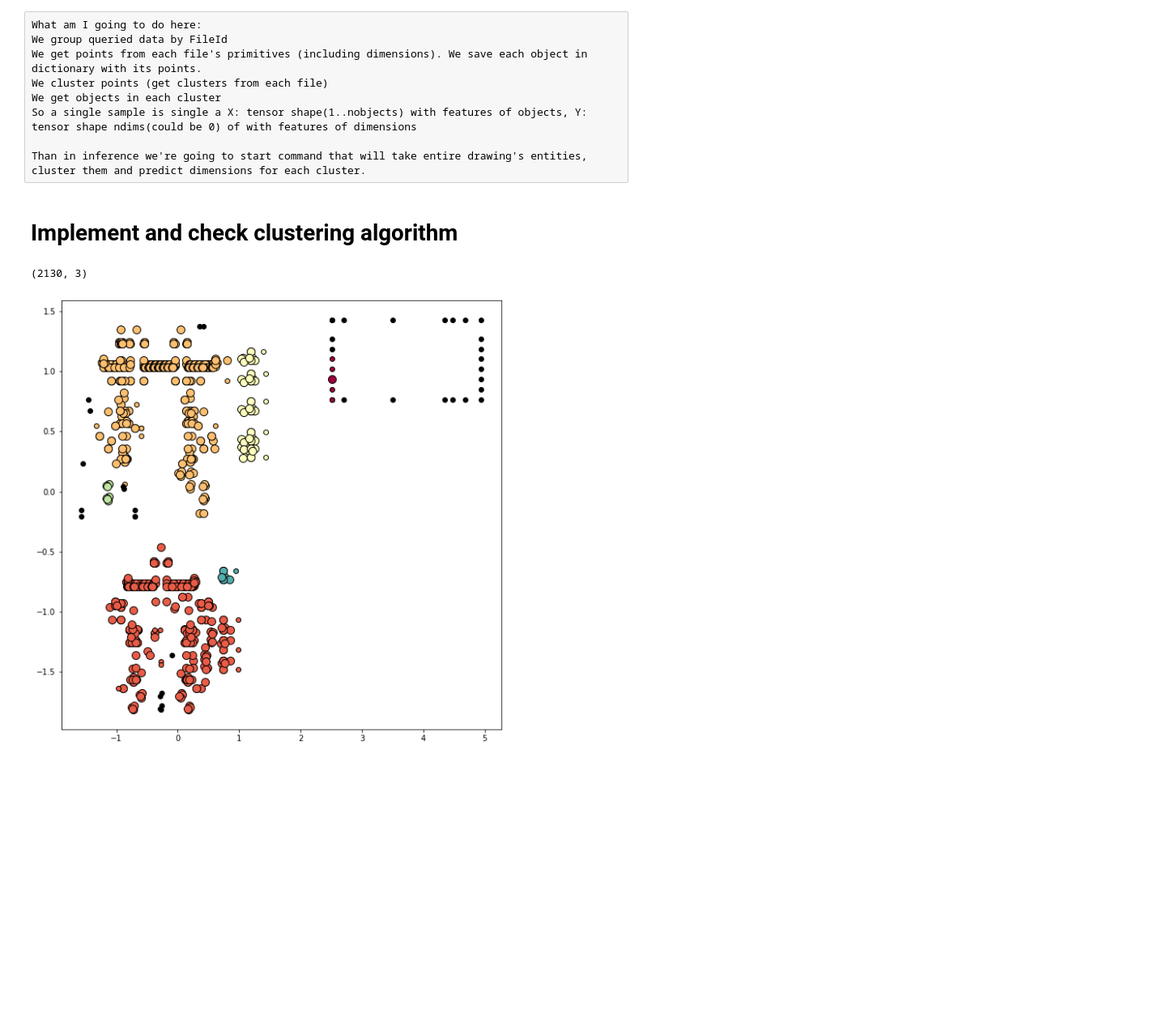
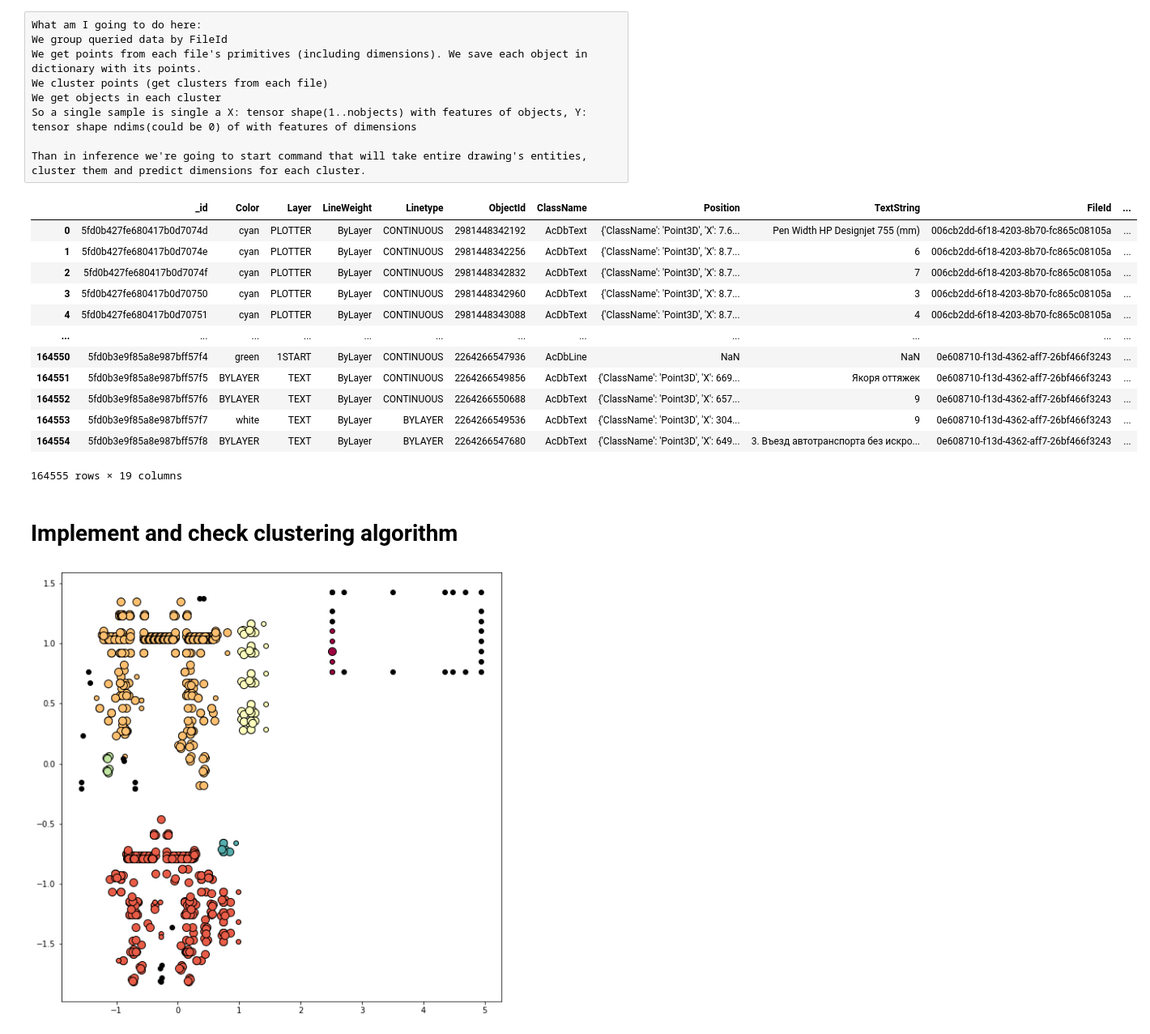
Before and after one commit to mihanick/dwg-crawl, a Jupyter notebook: JupyterNotebooks/6. ClusterDataset.ipynb, the cells around one changed output. Shown at 81% size. Cells and saved outputs as stored; diff of their text form; code cells hidden in the pictures; blank space fills up the shorter version.

```diff
--- a/JupyterNotebooks/6. ClusterDataset.ipynb
+++ b/JupyterNotebooks/6. ClusterDataset.ipynb
@@ -50,23 +50,3 @@ print('data length', len(data))
 # %% [output]
 files count 322
 data length 164555
-# %%
-cols_to_expand = ['XLine1Point', 'XLine2Point','StartPoint','EndPoint','Position']
-data = expand_columns(data, cols_to_expand)
-# TODO: Explode polylines into lines
-
-data['ClassName'] = data['ClassName'].astype('category')
-data['FileId'] = data['FileId'].astype('category')
-
-columns = [
-    'ClassName', 'FileId',
-    'XLine1Point.X', 'XLine1Point.Y','XLine1Point.Z',
-    'XLine2Point.X', 'XLine2Point.Y', 'XLine2Point.Z',
-
-   'StartPoint.X', 'StartPoint.Y', 'StartPoint.Z',
-
-   'EndPoint.X', 'EndPoint.Y', 'EndPoint.Z',
-   'Position.X', 'Position.Y', 'Position.Z']
-data = data[columns]
-
-data.groupby(['FileId','ClassName']).count()
@@ -119,0 +62,16 @@ for key in keys:
+# %%
+data
+# %% [output]
+|  | _id | Color | Layer | LineWeight | Linetype | ObjectId | ClassName | Position | TextString | FileId | ... |
+| 0 | 5fd0b427fe680417b0d7074d | cyan | PLOTTER | ByLayer | CONTINUOUS | 2981448342192 | AcDbText | {'ClassName': 'Point3D', 'X': 7.6... | Pen Width HP Designjet 755 (mm) | 006cb2dd-6f18-4203-8b70-fc865c08105a | ... |
+| 1 | 5fd0b427fe680417b0d7074e | cyan | PLOTTER | ByLayer | CONTINUOUS | 2981448342256 | AcDbText | {'ClassName': 'Point3D', 'X': 8.7... | 6 | 006cb2dd-6f18-4203-8b70-fc865c08105a | ... |
+| 2 | 5fd0b427fe680417b0d7074f | cyan | PLOTTER | ByLayer | CONTINUOUS | 2981448342832 | AcDbText | {'ClassName': 'Point3D', 'X': 8.7... | 7 | 006cb2dd-6f18-4203-8b70-fc865c08105a | ... |
+| 3 | 5fd0b427fe680417b0d70750 | cyan | PLOTTER | ByLayer | CONTINUOUS | 2981448342960 | AcDbText | {'ClassName': 'Point3D', 'X': 8.7... | 3 | 006cb2dd-6f18-4203-8b70-fc865c08105a | ... |
+| 4 | 5fd0b427fe680417b0d70751 | cyan | PLOTTER | ByLayer | CONTINUOUS | 2981448343088 | AcDbText | {'ClassName': 'Point3D', 'X': 8.7... | 4 | 006cb2dd-6f18-4203-8b70-fc865c08105a | ... |
+| ... | ... | ... | ... | ... | ... | ... | ... | ... | ... | ... | ... |
+| 164550 | 5fd0b3e9f85a8e987bff57f4 | green | 1START | ByLayer | CONTINUOUS | 2264266547936 | AcDbLine | NaN | NaN | 0e608710-f13d-4362-aff7-26bf466f3243 | ... |
+| 164551 | 5fd0b3e9f85a8e987bff57f5 | BYLAYER | TEXT | ByLayer | CONTINUOUS | 2264266549856 | AcDbText | {'ClassName': 'Point3D', 'X': 669... | Якоря оттяжек | 0e608710-f13d-4362-aff7-26bf466f3243 | ... |
+| 164552 | 5fd0b3e9f85a8e987bff57f6 | BYLAYER | TEXT | ByLayer | CONTINUOUS | 2264266550688 | AcDbText | {'ClassName': 'Point3D', 'X': 657... | 9 | 0e608710-f13d-4362-aff7-26bf466f3243 | ... |
+| 164553 | 5fd0b3e9f85a8e987bff57f7 | white | TEXT | ByLayer | BYLAYER | 2264266549536 | AcDbText | {'ClassName': 'Point3D', 'X': 304... | 9 | 0e608710-f13d-4362-aff7-26bf466f3243 | ... |
+| 164554 | 5fd0b3e9f85a8e987bff57f8 | BYLAYER | TEXT | ByLayer | BYLAYER | 2264266547680 | AcDbText | {'ClassName': 'Point3D', 'X': 649... | 3. Въезд автотранспорта без искро... | 0e608710-f13d-4362-aff7-26bf466f3243 | ... |
+164555 rows × 19 columns
@@ -120,12 +106,5 @@ for key in keys:
 # %% [markdown]
 # Implement and check clustering algorithm
-# %%
-# get all points from random file
-import random
-x1 = random.sample(file_points.items(), 1)[0][1]
-x1.shape
-# %% [output]
-(2130, 3)
 # %%
 def Clusterize(x, eps = 0.2):
     # algorithm='kd_tree'
```
Also changed, not shown: parts of 9 cells of this notebook.
